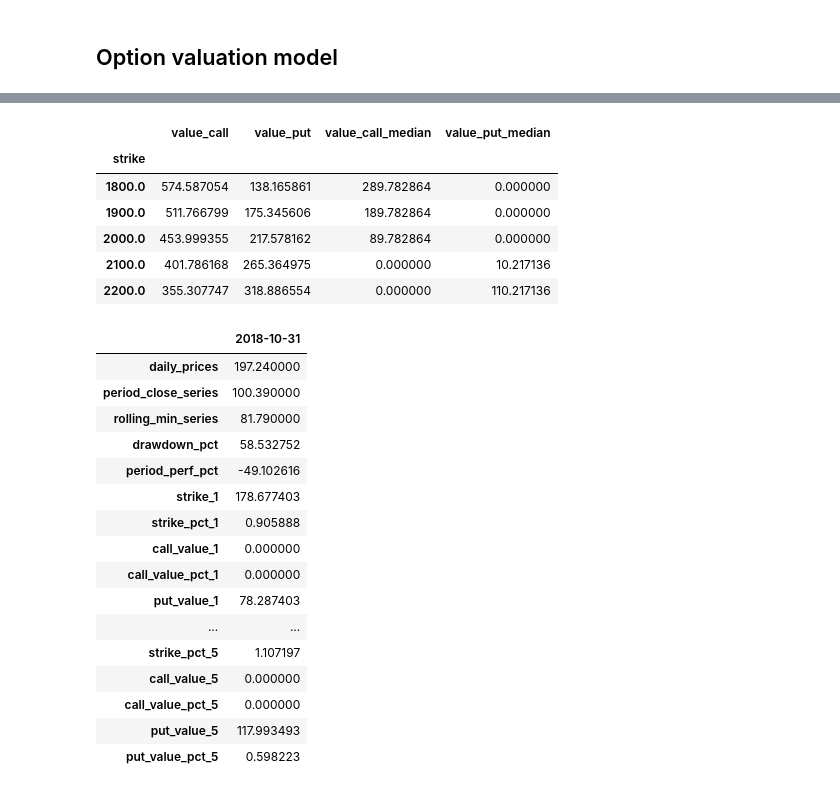
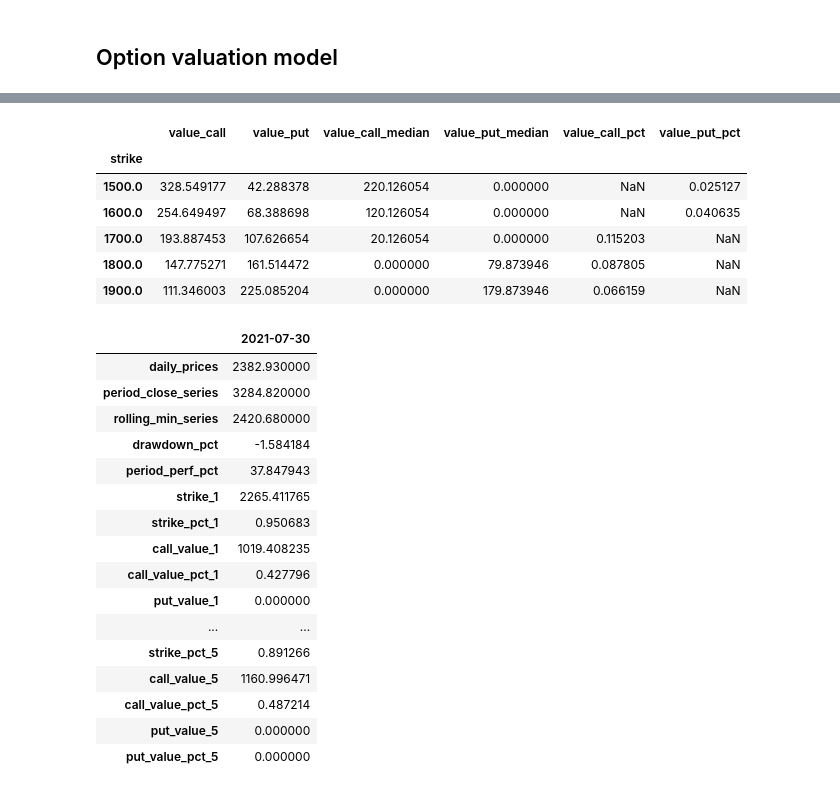
Before and after one commit to chris-ch/ethereum-prices, a Jupyter notebook: analyse-prices.ipynb, the cells around one changed output, grey strips where cells are left out. Cells and saved outputs as stored; diff of their text form; code cells hidden in the pictures.

```diff
--- a/analyse-prices.ipynb
+++ b/analyse-prices.ipynb
@@ -1,16 +1,18 @@
 # %%
 from datetime import datetime, timedelta
 import pandas
+import binance
 from data_cache import pandas_cache
-import binance
 import numpy
+from matplotlib import pyplot
+from scipy import stats
 
 COUNT_YEARS = 10
 BINANCE_DATETIME_FORMAT = "%Y-%m-%d %H-%M-%S"
 
 SYMBOL = 'ETHUSDT'
-CURRENT_PRICE = 1987.
-WINDOW_PERIOD = 48
+CURRENT_PRICE = 1683.
+WINDOW_PERIOD = 21
 
 @pandas_cache("code", "year")
 def load_prices(client: binance.Client, code: str, year: int):
@@ -69,5 +71,7 @@ frequencies = dict()
 for loss in range(5, 80, 5):
     frequencies[loss] = 100. * df['drawdown_pct'][df['drawdown_pct'] > loss].count() / df['drawdown_pct'].count()
 
+df = df[df.index.year>=2019]
+
 pandas.Series(frequencies, name='loss_distribution').plot(figsize=(12,4), grid=True, xticks=list(frequencies.keys()))
 # %% [output]
@@ -120,0 +147,2 @@ df[['call_value_3', 'put_value_3']].plot(figsize=(12,3))
+# %%
+df['call_value_pct_4'].add(df['put_value_pct_2']).plot(figsize=(12,3))
@@ -121,42 +152,49 @@ df[['call_value_3', 'put_value_3']].plot(figsize=(12,3))
 # %%
-
 option_chain = list()
 for count, strike_price in enumerate(strike_prices, start=1):
-    option_chain.append({
+    strike_data = {
         'strike': strike_price,
         'value_call': df[f'call_value_pct_{count}'].mean() * CURRENT_PRICE,
         'value_put': df[f'put_value_pct_{count}'].mean() * CURRENT_PRICE,
         'value_call_median': df[f'call_value_pct_{count}'].quantile(0.5) * CURRENT_PRICE,
-        'value_put_median': df[f'put_value_pct_{count}'].quantile(0.5) * CURRENT_PRICE
-    })
+        'value_put_median': df[f'put_value_pct_{count}'].quantile(0.5) * CURRENT_PRICE,
+        'value_call_pct': df[f'call_value_pct_{count}'].mean(),
+        'value_put_pct': df[f'put_value_pct_{count}'].mean()
+    }
+    if strike_price < CURRENT_PRICE:
+        strike_data['value_call_pct'] = None
+    if strike_price > CURRENT_PRICE:
+        strike_data['value_put_pct'] = None
+
+    option_chain.append(strike_data)
 
 pandas.DataFrame(option_chain).set_index('strike').sort_index()
 # %% [output]
-|  | value_call | value_put | value_call_median | value_put_median |
-| strike |  |  |  |  |
-| 1800.0 | 574.587054 | 138.165861 | 289.782864 | 0.000000 |
-| 1900.0 | 511.766799 | 175.345606 | 189.782864 | 0.000000 |
-| 2000.0 | 453.999355 | 217.578162 | 89.782864 | 0.000000 |
-| 2100.0 | 401.786168 | 265.364975 | 0.000000 | 10.217136 |
-| 2200.0 | 355.307747 | 318.886554 | 0.000000 | 110.217136 |
+|  | value_call | value_put | value_call_median | value_put_median | value_call_pct | value_put_pct |
+| strike |  |  |  |  |  |  |
+| 1500.0 | 328.549177 | 42.288378 | 220.126054 | 0.000000 | NaN | 0.025127 |
+| 1600.0 | 254.649497 | 68.388698 | 120.126054 | 0.000000 | NaN | 0.040635 |
+| 1700.0 | 193.887453 | 107.626654 | 20.126054 | 0.000000 | 0.115203 | NaN |
+| 1800.0 | 147.775271 | 161.514472 | 0.000000 | 79.873946 | 0.087805 | NaN |
+| 1900.0 | 111.346003 | 225.085204 | 0.000000 | 179.873946 | 0.066159 | NaN |
 # %%
 df.sample(1, random_state=42).transpose()
 # %% [output]
-|  | 2018-10-31 |
-| daily_prices | 197.240000 |
-| period_close_series | 100.390000 |
-| rolling_min_series | 81.790000 |
-| drawdown_pct | 58.532752 |
-| period_perf_pct | -49.102616 |
-| strike_1 | 178.677403 |
-| strike_pct_1 | 0.905888 |
-| call_value_1 | 0.000000 |
-| call_value_pct_1 | 0.000000 |
-| put_value_1 | 78.287403 |
+|  | 2021-07-30 |
+| daily_prices | 2382.930000 |
+| period_close_series | 3284.820000 |
+| rolling_min_series | 2420.680000 |
+| drawdown_pct | -1.584184 |
+| period_perf_pct | 37.847943 |
+| strike_1 | 2265.411765 |
+| strike_pct_1 | 0.950683 |
+| call_value_1 | 1019.408235 |
+| call_value_pct_1 | 0.427796 |
+| put_value_1 | 0.000000 |
 | ... | ... |
-| strike_pct_5 | 1.107197 |
-| call_value_5 | 0.000000 |
-| call_value_pct_5 | 0.000000 |
-| put_value_5 | 117.993493 |
-| put_value_pct_5 | 0.598223 |
+| strike_pct_5 | 0.891266 |
+| call_value_5 | 1160.996471 |
+| call_value_pct_5 | 0.487214 |
+| put_value_5 | 0.000000 |
+| put_value_pct_5 | 0.000000 |
 # %%
```
Also changed, not shown: parts of 12 cells of this notebook, 4 other files.
